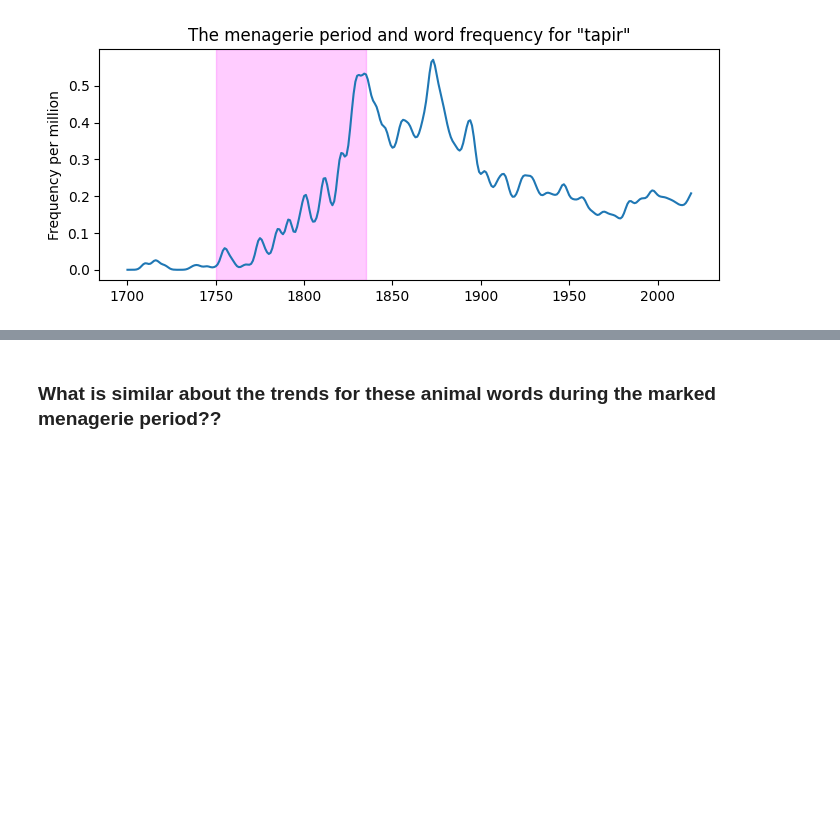
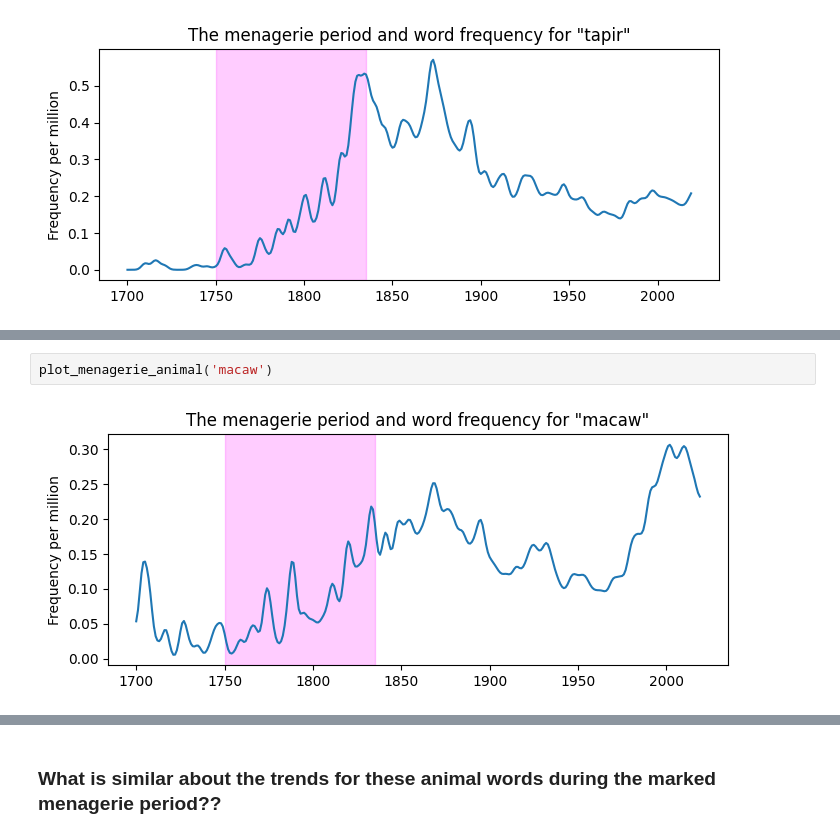
Before and after one commit to Agumekenneth/Data-Visualization-and-story-Telling, a Jupyter notebook: In class storytelling project-20260314/any-animal-except-project.ipynb, the cells around one changed output, grey strips where cells are left out. Cells and saved outputs as stored; diff of their text form; blank space fills up the shorter version.

```diff
--- a/In class storytelling project-20260314/any-animal-except-project.ipynb
+++ b/In class storytelling project-20260314/any-animal-except-project.ipynb
@@ -50,0 +69,4 @@ plot_menagerie_animal('tapir')
+# %%
+plot_menagerie_animal('macaw')
+# %% [output]
+[figure, added]
```
Also changed, not shown: parts of 13 cells of this notebook, 10 other files.
